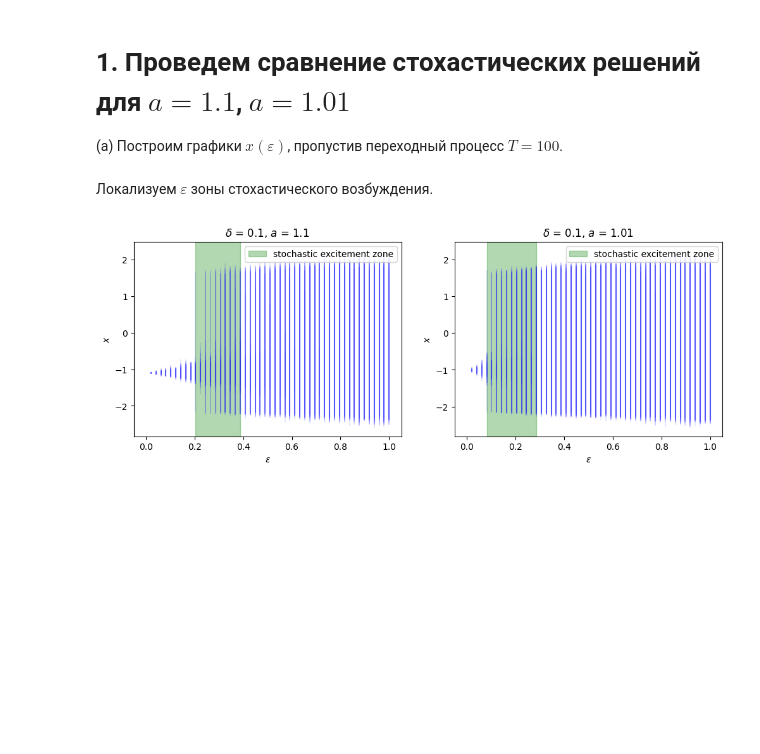
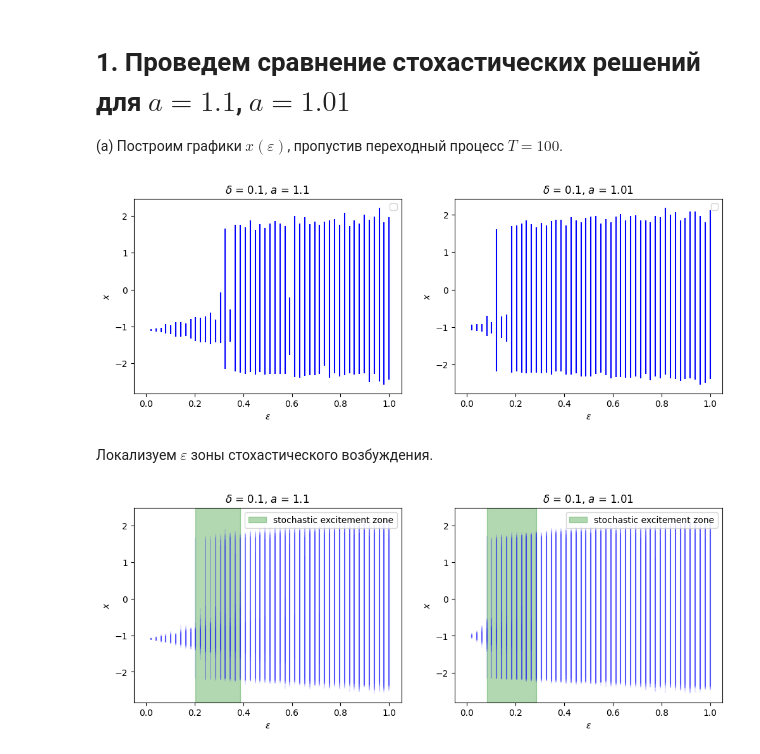
Before and after one commit to vantouse/2026-spring_stochastic-analysis, a Jupyter notebook: kostarev_lab4.ipynb, the cells around one changed output. Drawn from its saved outputs; the diff is of its cells as text; code cells hidden in the pictures; blank space fills up the shorter version.

```diff
--- a/kostarev_lab4.ipynb
+++ b/kostarev_lab4.ipynb
@@ -46,6 +46,43 @@ N_STEPS_DEFAULT = 1000
 #     ax.set_title(rf'$\delta$ = {delta}, $a$ = {a}')
 #     ax.set_xlabel(r'$\varepsilon$')
 #     ax.set_ylabel(r'$x$')
+# %%
+from stochastique.analysis.excitement import localize_stochastic_excitement
+
+rng = np.random.default_rng()
+
+delta, a = 0.1, None
+a_values = [1.1, 1.01]
+
+time_span = np.linspace(0, 10, num=10 ** 3)
+noise_mask = np.array([1, 0])   # add noise to 1st equation only
+eps_values = np.linspace(0, 1, num=50)
+
+fig, axes = plt.subplots(1, 2, figsize=(12, 4))
+
+for a, ax in zip(a_values, axes):
+    params = dict(delta=delta, a=a)
+    state_init = equilibria_FHN(**params)[0]
+
+    localize_stochastic_excitement(
+        model_func=model_FHN,
+        params=params,
+        state_init=state_init,
+        time_span=time_span,
+        noise_mask=noise_mask,
+        eps_values=eps_values,
+        num_simulations=1,
+        rng=rng,
+        ax=ax,
+        highlight=False,
+    )
+
+    ax.set_title(rf'$\delta$ = {delta}, $a$ = {a}')
+    ax.set_xlabel(r'$\varepsilon$')
+    ax.set_ylabel(r'$x$')
+    ax.legend()
+# %% [output]
+[figure, added]
 # %% [markdown]
 Локализуем $\varepsilon$ зоны стохастического возбуждения.
 # %%
```
Also changed, not shown: parts of 1 cell of this notebook, 2 other files.
